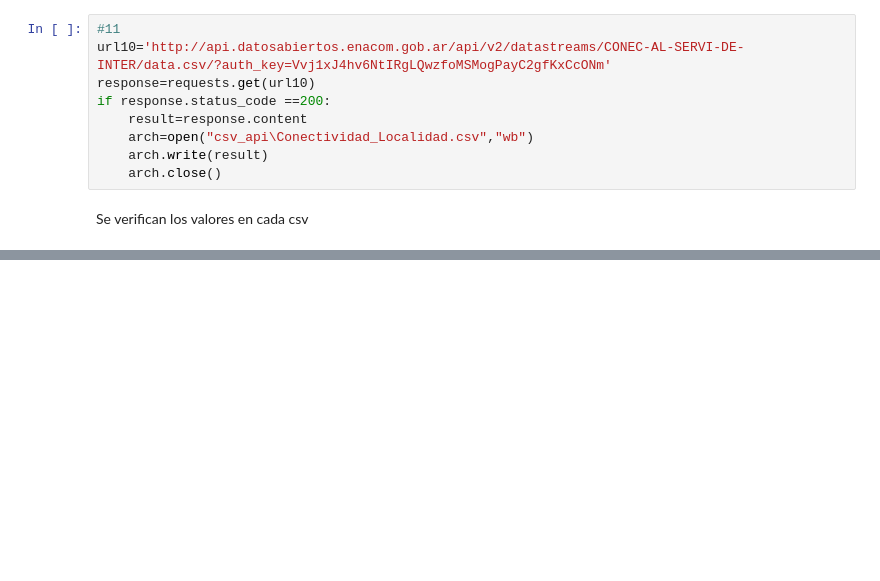
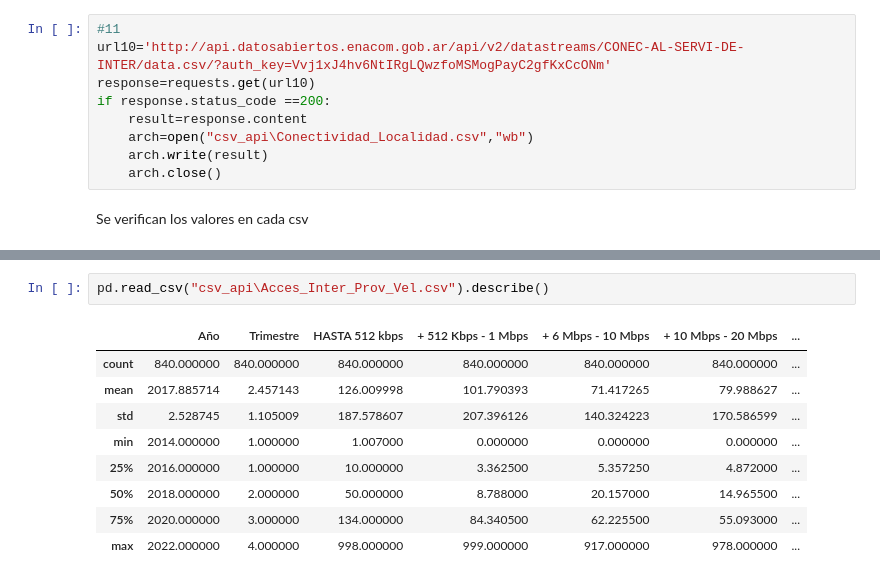
Before and after one commit to A-Lasso/Proyecto_Individual2, a Jupyter notebook: cargar_csvs.ipynb, the cells around one changed output, grey strips where cells are left out. Drawn from its saved outputs; the diff is of its cells as text; blank space fills up the shorter version.

```diff
--- a/cargar_csvs.ipynb
+++ b/cargar_csvs.ipynb
@@ -313,0 +469,12 @@ pd.read_csv("csv_api\Conectividad_Localidad.csv")
+# %%
+pd.read_csv("csv_api\Acces_Inter_Prov_Vel.csv").describe()
+# %% [output]
+|  | Año | Trimestre | HASTA 512 kbps | + 512 Kbps - 1 Mbps | + 6 Mbps - 10 Mbps | + 10 Mbps - 20 Mbps | ... |
+| count | 840.000000 | 840.000000 | 840.000000 | 840.000000 | 840.000000 | 840.000000 | ... |
+| mean | 2017.885714 | 2.457143 | 126.009998 | 101.790393 | 71.417265 | 79.988627 | ... |
+| std | 2.528745 | 1.105009 | 187.578607 | 207.396126 | 140.324223 | 170.586599 | ... |
+| min | 2014.000000 | 1.000000 | 1.007000 | 0.000000 | 0.000000 | 0.000000 | ... |
+| 25% | 2016.000000 | 1.000000 | 10.000000 | 3.362500 | 5.357250 | 4.872000 | ... |
+| 50% | 2018.000000 | 2.000000 | 50.000000 | 8.788000 | 20.157000 | 14.965500 | ... |
+| 75% | 2020.000000 | 3.000000 | 134.000000 | 84.340500 | 62.225500 | 55.093000 | ... |
+| max | 2022.000000 | 4.000000 | 998.000000 | 999.000000 | 917.000000 | 978.000000 | ... |
```
Also changed, not shown: parts of 66 cells of this notebook, 1 other file.
